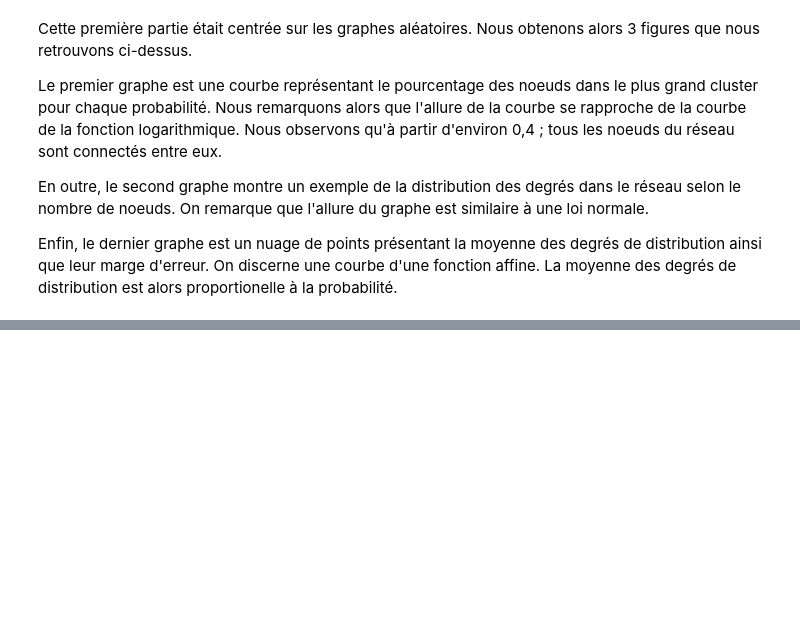
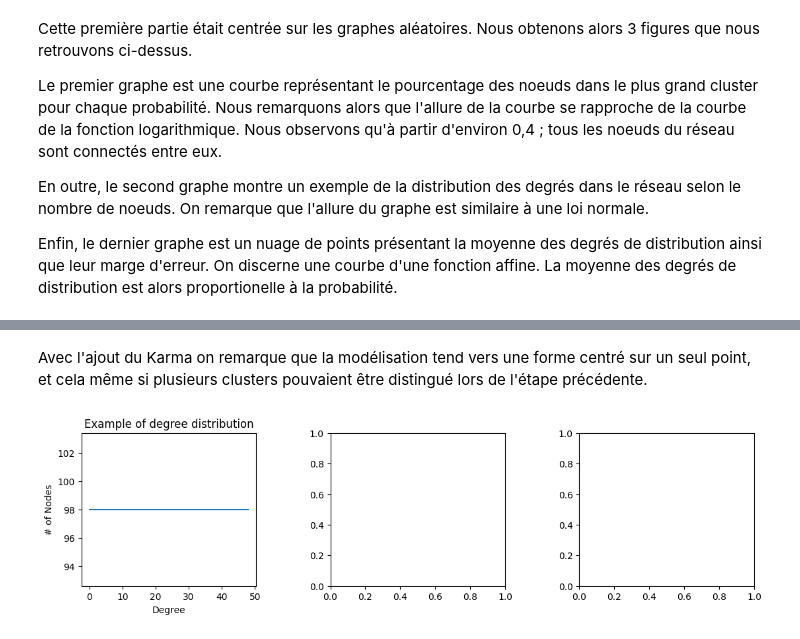
Before and after one commit to BenjaminGueriot/ISOC731_Projet, a Jupyter notebook: projet.ipynb, the cells around one changed output, grey strips where cells are left out. Drawn from its saved outputs; the diff is of its cells as text; code cells hidden in the pictures; blank space fills up the shorter version.

Commit message:
ajout exo3

```diff
--- a/projet.ipynb
+++ b/projet.ipynb
@@ -229,0 +270,34 @@ nx.draw(G)
+# %% [markdown]
+Avec l'ajout du Karma on remarque que la modélisation tend vers une forme centré sur un seul point, et cela même si plusieurs clusters pouvaient être distingué lors de l'étape précédente.
+# %%
+# On initialise nos tableaux
+largest_components = []
+turns=[]
+for i in range(len(graphs)):
+    turns.append(i)
+
+# On parcourt tous les graphes afin de récupérer leur dégré ainsi que le plus gros cluster
+for g in tqdm(graphs):
+    largest_components.append(len(max(nx.connected_components(g))))
+    degree_sequence = sorted((d for n, d in g.degree()), reverse=True)
+    degrees.append(degree_sequence)
+
+# On créé un plan de 3 figures
+fig, (ax1,ax2,ax3) = plt.subplots(1, 3, figsize=(12, 4))
+fig.tight_layout(pad=5.0)
+
+# Affiche le pourcentage des noeuds du plus gros cluster selon la probabilité
+
+
+# Affiche un histogramme des dégrés du graphe avec la plus faible probabilité
+ax1.plot(turns,largest_components )
+ax1.set_title("Example of degree distribution")
+ax1.set_xlabel("Degree")
+ax1.set_ylabel("# of Nodes")
+
+
+
+
+plt.show()
+# %% [output]
+[figure, added]
```
Also changed, not shown: parts of 10 cells of this notebook.
